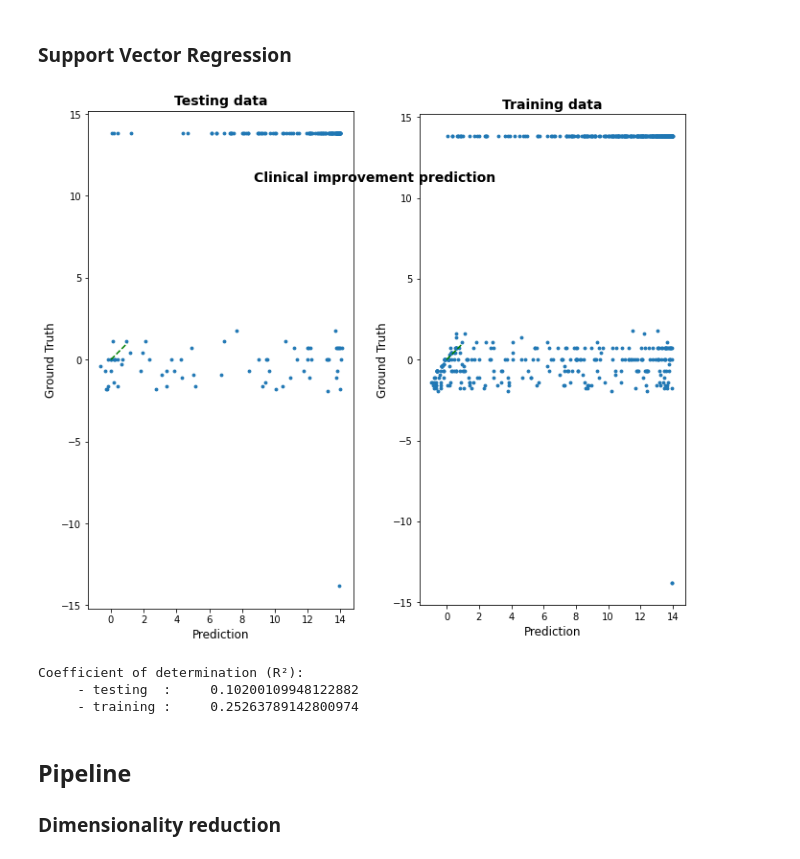
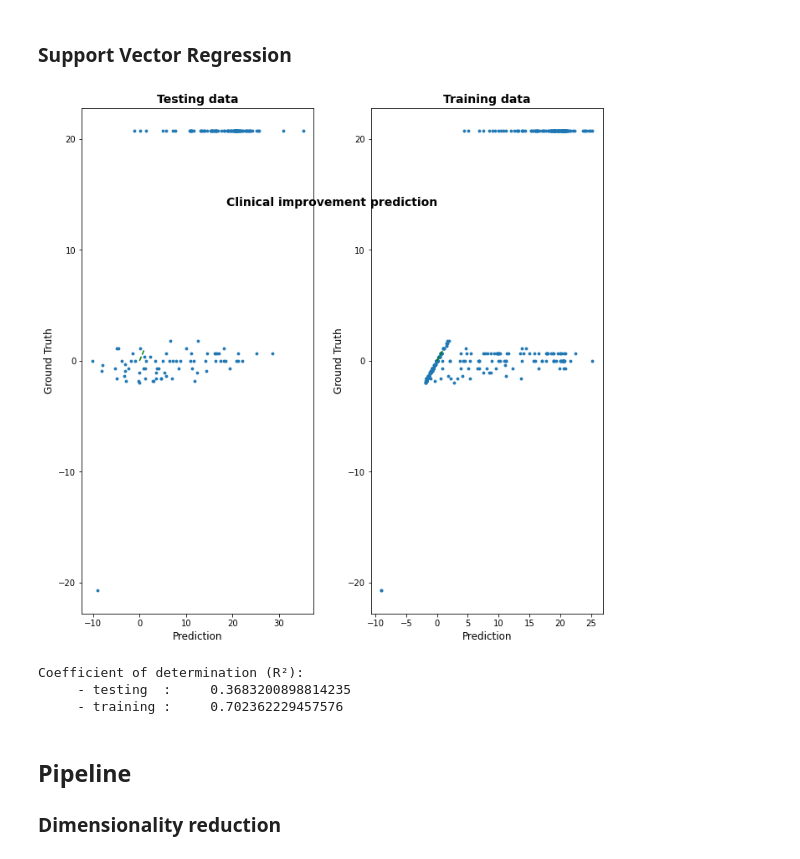
Before and after one commit to QuentinSav/probabilistic-stimulation-maps, a Jupyter notebook: modelEvaluation.ipynb, the cells around one changed output. Cells and saved outputs as stored; diff of their text form; code cells hidden in the pictures.

Commit message:
Implementation of image size reduction
Former-commit-id: b9867155f87c6489fcd16dc93990a646a2e7410b

```diff
--- a/modelEvaluation.ipynb
+++ b/modelEvaluation.ipynb
@@ -454,6 +454,6 @@ Coefficient of determination (R²):
 from sklearn.linear_model import ARDRegression
 
 model = ARDRegression()
-model.fit(X, logit(y))
+model.fit(X_train, logit(y_train))
 plot_results(model, X_test, logit(y_test), X_train, logit(y_train))
 # %% [output]
@@ -544,15 +540,15 @@ AttributeError: 'BaggingRegressor' object has no attribute 'coef_'
 ### Support Vector Regression
 # %%
 from sklearn.svm import SVR
-model = SVR(kernel='rbf')
+model = SVR(kernel='linear')
 #kernel{‘linear’, ‘poly’, ‘rbf’, ‘sigmoid’,
-model = model.fit(X_train, np.squeeze(y_train.T))
-plot_results(model, X_test, y_test, X_train, y_train)
+model = model.fit(X_train, logit(y_train))
+plot_results(model, X_test, logit(y_test), X_train, logit(y_train))
 # %% [output]
-[figure, old version]
+[figure, new version]
 Coefficient of determination (R²):
-     - testing  :     0.10200109948122882
-     - training :     0.25263789142800974
+     - testing  :     0.3683200898814235
+     - training :     0.702362229457576
 # %% [markdown]
 ## Pipeline
 ### Dimensionality reduction
```
Also changed, not shown: parts of 8 cells of this notebook, 6 other files.
